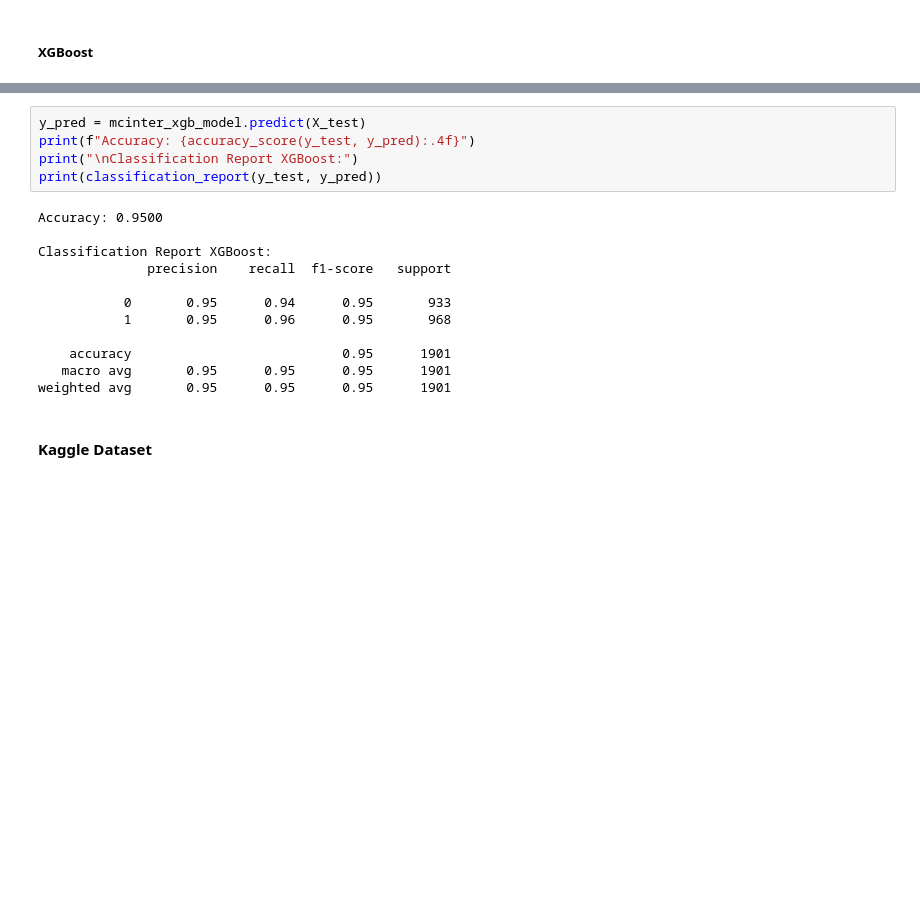
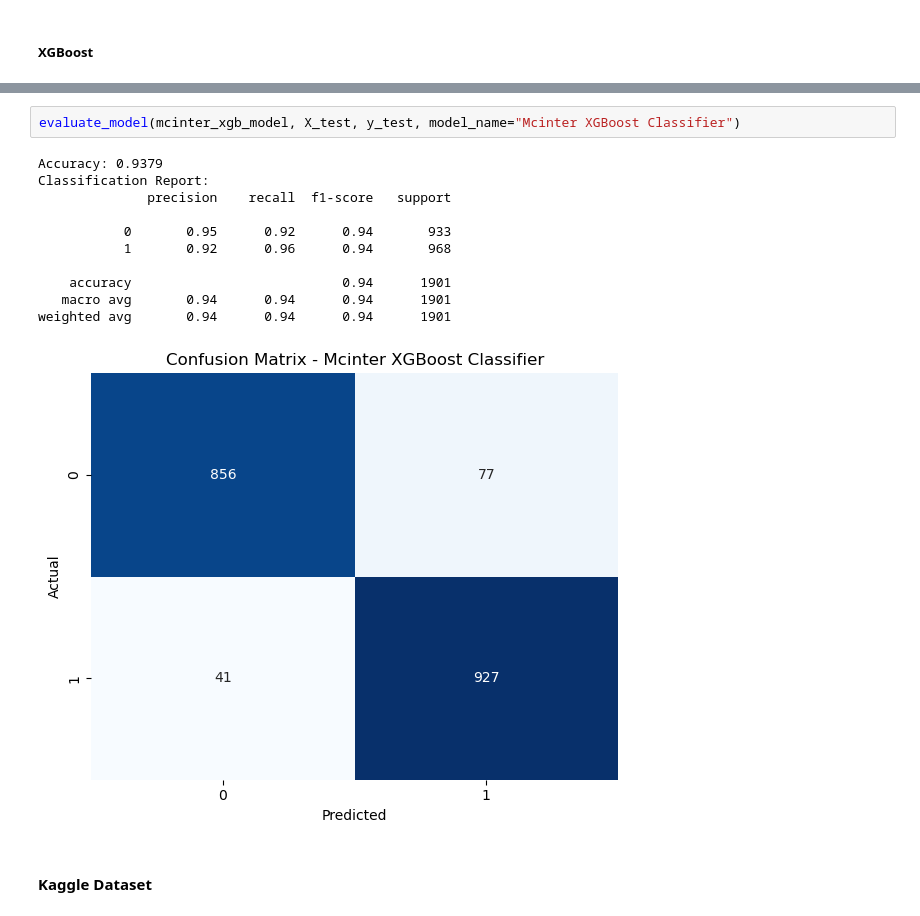
Before and after one commit to fahadthakur/mxn442-assignment2, a Jupyter notebook: fake_news_classifier.ipynb, the cells around one changed output, grey strips where cells are left out. Drawn from its saved outputs; the diff is of its cells as text; blank space fills up the shorter version.

```diff
--- a/fake_news_classifier.ipynb
+++ b/fake_news_classifier.ipynb
@@ -302,20 +402,17 @@ XGBClassifier(base_score=None, booster=None, callbacks=None,
 # %%
-y_pred = mcinter_xgb_model.predict(X_test)
-print(f"Accuracy: {accuracy_score(y_test, y_pred):.4f}")
-print("\nClassification Report XGBoost:")
-print(classification_report(y_test, y_pred))
+evaluate_model(mcinter_xgb_model, X_test, y_test, model_name="Mcinter XGBoost Classifier")
 # %% [output]
-Accuracy: 0.9500
-
-Classification Report XGBoost:
+Accuracy: 0.9379
+Classification Report:
               precision    recall  f1-score   support
 
-           0       0.95      0.94      0.95       933
-           1       0.95      0.96      0.95       968
+           0       0.95      0.92      0.94       933
+           1       0.92      0.96      0.94       968
 
-    accuracy                           0.95      1901
-   macro avg       0.95      0.95      0.95      1901
-weighted avg       0.95      0.95      0.95      1901
+    accuracy                           0.94      1901
+   macro avg       0.94      0.94      0.94      1901
+weighted avg       0.94      0.94      0.94      1901
+[figure, added]
 # %% [markdown]
 #### Kaggle Dataset
 # %%
```
Also changed, not shown: parts of 19 cells of this notebook, 6 other files.
